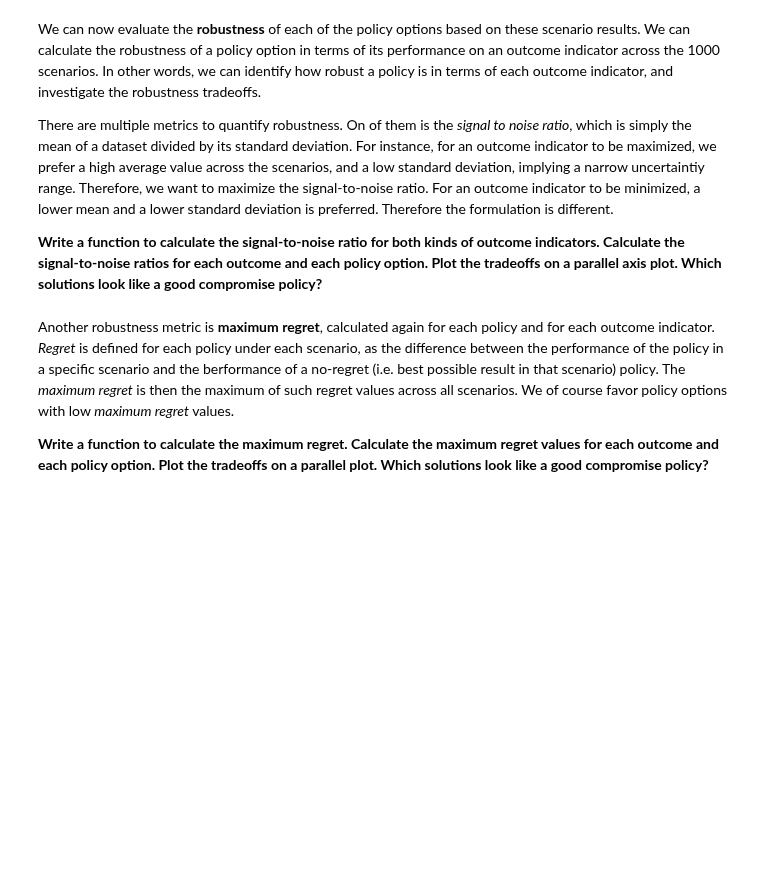
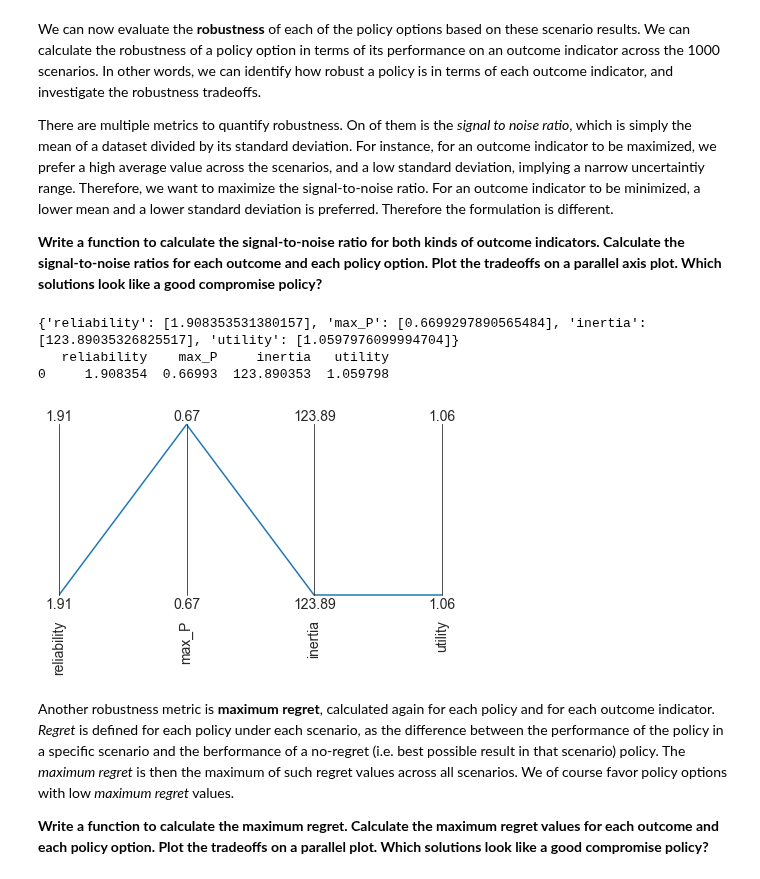
Before and after one commit to triple-capacho/EPA1361, a Jupyter notebook: Week 5-6 - robustness and direct search/assignment 8 - MORDM.ipynb, the cells around one changed output. Drawn from its saved outputs; the diff is of its cells as text; code cells hidden in the pictures; blank space fills up the shorter version.

```diff
--- a/Week 5-6 - robustness and direct search/assignment 8 - MORDM.ipynb
+++ b/Week 5-6 - robustness and direct search/assignment 8 - MORDM.ipynb
@@ -266,6 +285,44 @@ We can now evaluate the **robustness** of each of the policy options based on th
 There are multiple metrics to quantify robustness. On of them is the *signal to noise ratio*, which is simply the mean of a dataset divided by its standard deviation. For instance, for an outcome indicator to be maximized, we prefer a high average value across the scenarios, and a low standard deviation, implying a narrow uncertaintiy range. Therefore, we want to maximize the signal-to-noise ratio. For an outcome indicator to be minimized, a lower mean and a lower standard deviation is preferred. Therefore the formulation is different.
 
 **Write a function to calculate the signal-to-noise ratio for both kinds of outcome indicators. Calculate the signal-to-noise ratios for each outcome and each policy option. Plot the tradeoffs on a parallel axis plot. Which solutions look like a good compromise policy?**
+# %%
+experiments, outcomes = results
+# %%
+sn_reliability = outcomes['reliability'] # Maximize
+sn_utility = outcomes['utility'] # Maximize
+sn_maxP = outcomes['max_P'] # Minimize
+sn_inertia = outcomes['inertia'] # Maximize
+# %%
+import numpy as np
+import pandas as pd
+def s_to_n(data):
+        mean = np.mean(data)
+        std = np.std(data)
+        sn = mean / std
+        return sn
+# for an outcome indicator to be maximized, we prefer a high average value across the scenarios, and a low standard deviation, implying a narrow uncertaintiy range.
+sn_dict = {}
+sn_dict['reliability'] = [s_to_n(sn_reliability)]
+sn_dict['max_P'] = [s_to_n(sn_maxP)]
+sn_dict['inertia'] = [s_to_n(sn_inertia)]
+sn_dict['utility'] = [s_to_n(sn_utility)]
+
+
+sn_df = pd.DataFrame.from_dict(sn_dict)
+
+
+limits = parcoords.get_limits(sn_df)
+axes = parcoords.ParallelAxes(limits)
+axes.plot(sn_df)
+
+# we invert this axis so direction of desirability is the same
+axes.invert_axis('max_P')
+plt.show()
+# %% [output]
+{'reliability': [1.908353531380157], 'max_P': [0.6699297890565484], 'inertia': [123.89035326825517], 'utility': [1.0597976099994704]}
+   reliability    max_P     inertia   utility
+0     1.908354  0.66993  123.890353  1.059798
+[figure, added]
 # %% [markdown]
 Another robustness metric is **maximum regret**, calculated again for each policy and for each outcome indicator. *Regret* is defined for each policy under each scenario, as the difference between the performance of the policy in a specific scenario and the berformance of a no-regret (i.e. best possible result in that scenario) policy. The *maximum regret*  is then the maximum of such regret values across all scenarios. We of course favor policy options with low *maximum regret* values.
 
```
Also changed, not shown: parts of 8 cells of this notebook.
